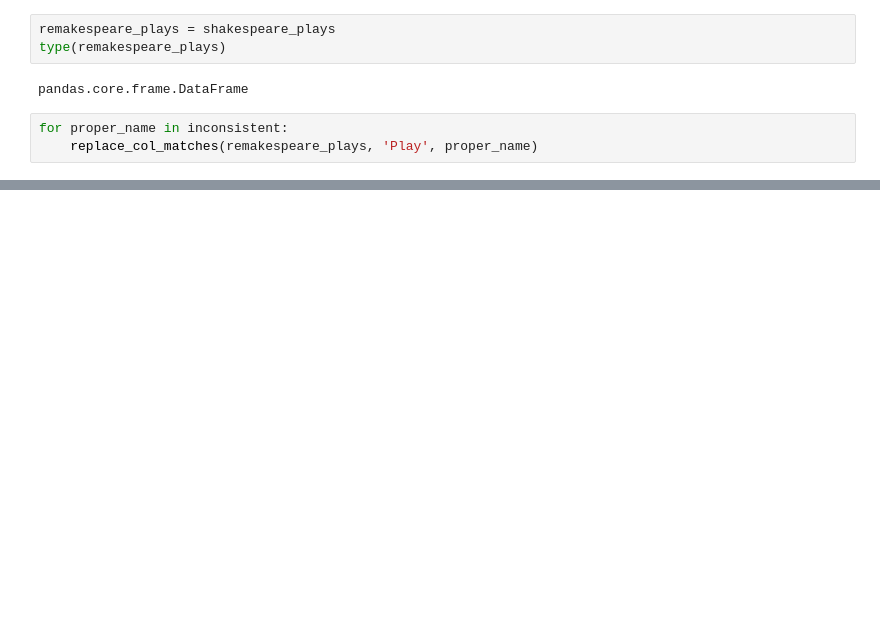
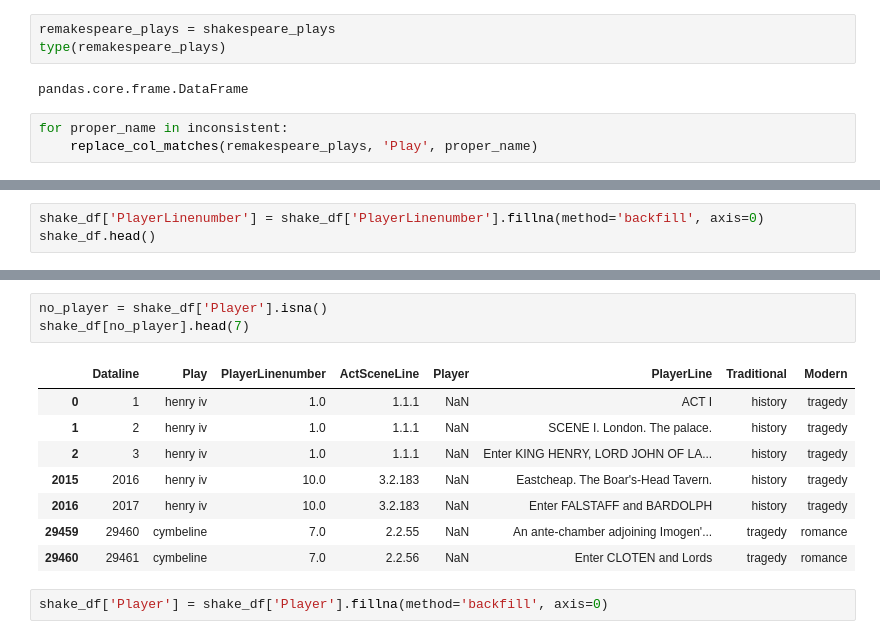
Before and after one commit to leifsmoddir/What-is-in-a-Title, a Jupyter notebook: data_wrangling/Data Wrangling.ipynb, the cells around one changed output, grey strips where cells are left out. Saved outputs shown, nothing was run; the diff lists cells and outputs as text; blank space fills up the shorter version.

```diff
--- a/data_wrangling/Data Wrangling.ipynb
+++ b/data_wrangling/Data Wrangling.ipynb
@@ -234,0 +292,3 @@ shake_df.sample(5)
+# %%
+shake_df['PlayerLinenumber'] = shake_df['PlayerLinenumber'].fillna(method='backfill', axis=0)
+shake_df.head()
@@ -234,0 +302,14 @@ shake_df.sample(5)
+# %%
+no_player = shake_df['Player'].isna()
+shake_df[no_player].head(7)
+# %% [output]
+|  | Dataline | Play | PlayerLinenumber | ActSceneLine | Player | PlayerLine | Traditional | Modern |
+| 0 | 1 | henry iv | 1.0 | 1.1.1 | NaN | ACT I | history | tragedy |
+| 1 | 2 | henry iv | 1.0 | 1.1.1 | NaN | SCENE I. London. The palace. | history | tragedy |
+| 2 | 3 | henry iv | 1.0 | 1.1.1 | NaN | Enter KING HENRY, LORD JOHN OF LA... | history | tragedy |
+| 2015 | 2016 | henry iv | 10.0 | 3.2.183 | NaN | Eastcheap. The Boar's-Head Tavern. | history | tragedy |
+| 2016 | 2017 | henry iv | 10.0 | 3.2.183 | NaN | Enter FALSTAFF and BARDOLPH | history | tragedy |
+| 29459 | 29460 | cymbeline | 7.0 | 2.2.55 | NaN | An ante-chamber adjoining Imogen'... | tragedy | romance |
+| 29460 | 29461 | cymbeline | 7.0 | 2.2.56 | NaN | Enter CLOTEN and Lords | tragedy | romance |
+# %%
+shake_df['Player'] = shake_df['Player'].fillna(method='backfill', axis=0)
```
Also changed, not shown: parts of 71 cells of this notebook.
